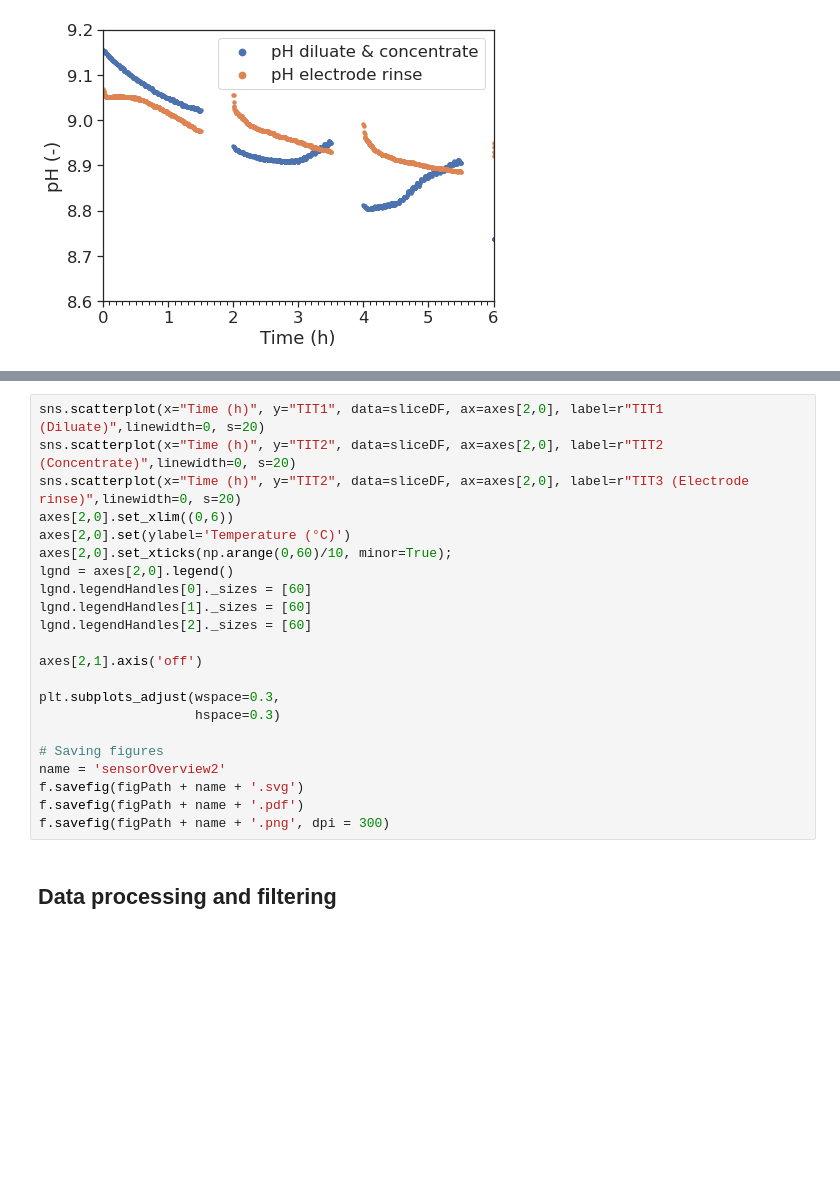
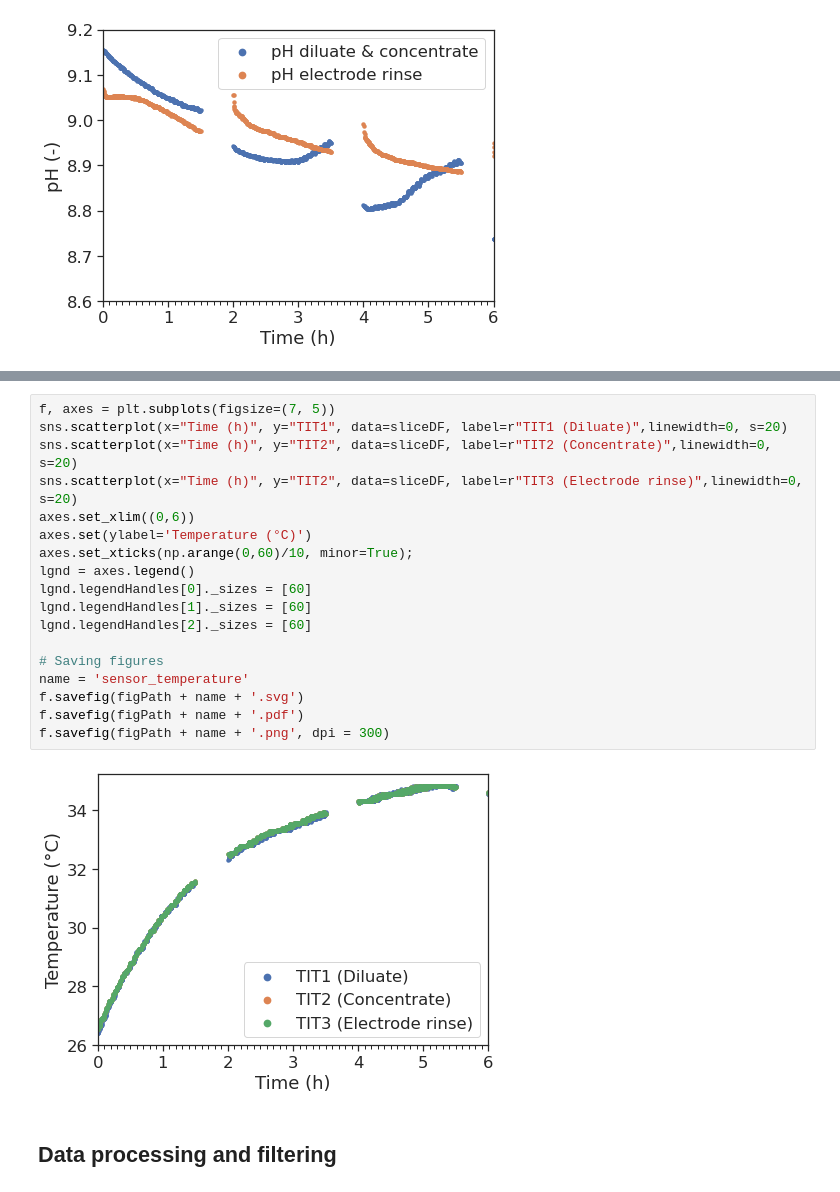
Before and after one commit to Beramos/Data-on-ion-exchange-membrane-fouling-by-humic-acid-during-electrodialysis, a Jupyter notebook: dataProcessing.ipynb, the cells around one changed output, grey strips where cells are left out. Saved outputs shown, nothing was run; the diff lists cells and outputs as text; blank space fills up the shorter version.

```diff
--- a/dataProcessing.ipynb
+++ b/dataProcessing.ipynb
@@ -335,25 +342,23 @@ axes.set_xticks(np.arange(0,60)/10, minor=True);
 # %%
-sns.scatterplot(x="Time (h)", y="TIT1", data=sliceDF, ax=axes[2,0], label=r"TIT1 (Diluate)",linewidth=0, s=20)
-sns.scatterplot(x="Time (h)", y="TIT2", data=sliceDF, ax=axes[2,0], label=r"TIT2 (Concentrate)",linewidth=0, s=20)
-sns.scatterplot(x="Time (h)", y="TIT2", data=sliceDF, ax=axes[2,0], label=r"TIT3 (Electrode rinse)",linewidth=0, s=20)
-axes[2,0].set_xlim((0,6))
-axes[2,0].set(ylabel='Temperature (°C)')
-axes[2,0].set_xticks(np.arange(0,60)/10, minor=True);
-lgnd = axes[2,0].legend()
+f, axes = plt.subplots(figsize=(7, 5))
+sns.scatterplot(x="Time (h)", y="TIT1", data=sliceDF, label=r"TIT1 (Diluate)",linewidth=0, s=20)
+sns.scatterplot(x="Time (h)", y="TIT2", data=sliceDF, label=r"TIT2 (Concentrate)",linewidth=0, s=20)
+sns.scatterplot(x="Time (h)", y="TIT2", data=sliceDF, label=r"TIT3 (Electrode rinse)",linewidth=0, s=20)
+axes.set_xlim((0,6))
+axes.set(ylabel='Temperature (°C)')
+axes.set_xticks(np.arange(0,60)/10, minor=True);
+lgnd = axes.legend()
 lgnd.legendHandles[0]._sizes = [60]
 lgnd.legendHandles[1]._sizes = [60]
 lgnd.legendHandles[2]._sizes = [60]
 
-axes[2,1].axis('off')
-
-plt.subplots_adjust(wspace=0.3,
-                    hspace=0.3)
-
 # Saving figures
-name = 'sensorOverview2'
+name = 'sensor_temperature'
 f.savefig(figPath + name + '.svg')
 f.savefig(figPath + name + '.pdf')
 f.savefig(figPath + name + '.png', dpi = 300)
+# %% [output]
+[figure, added]
 # %% [markdown]
 ## Data processing and filtering
 # %% [markdown]
```
Also changed, not shown: parts of 2 cells of this notebook.
